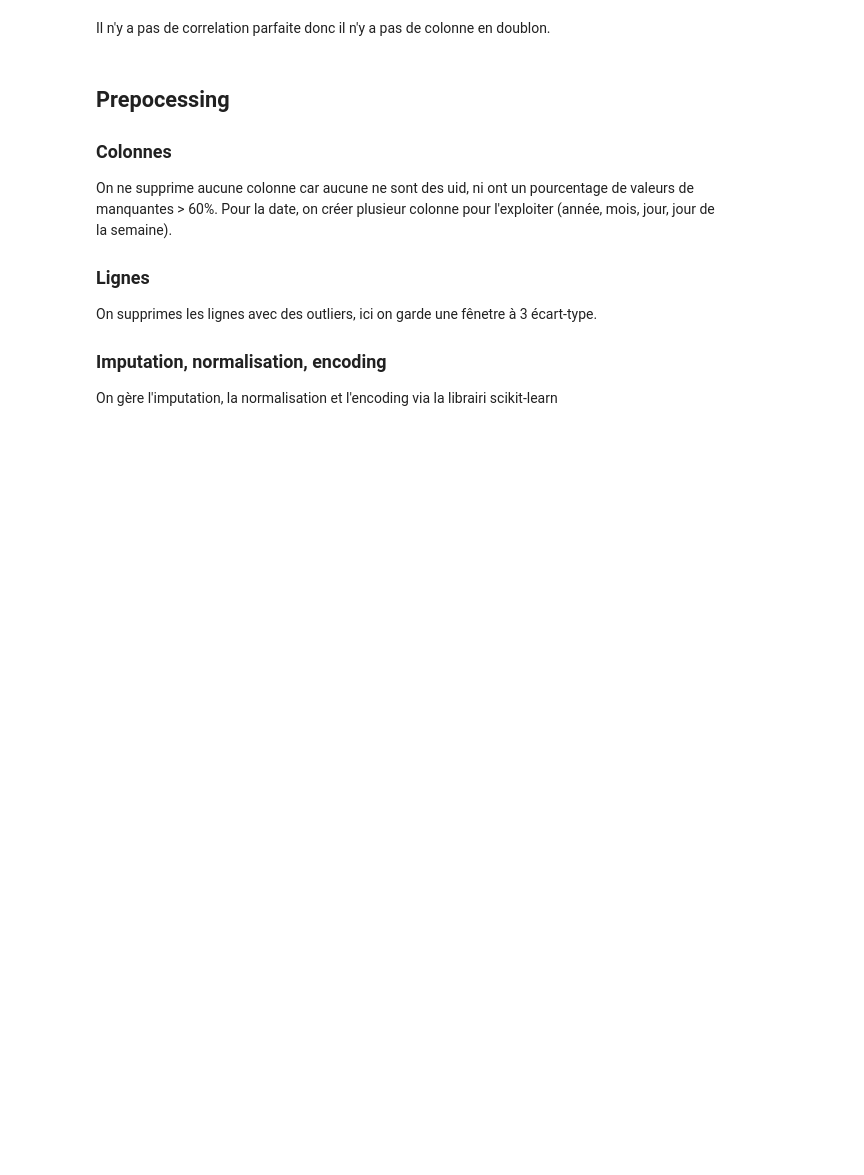
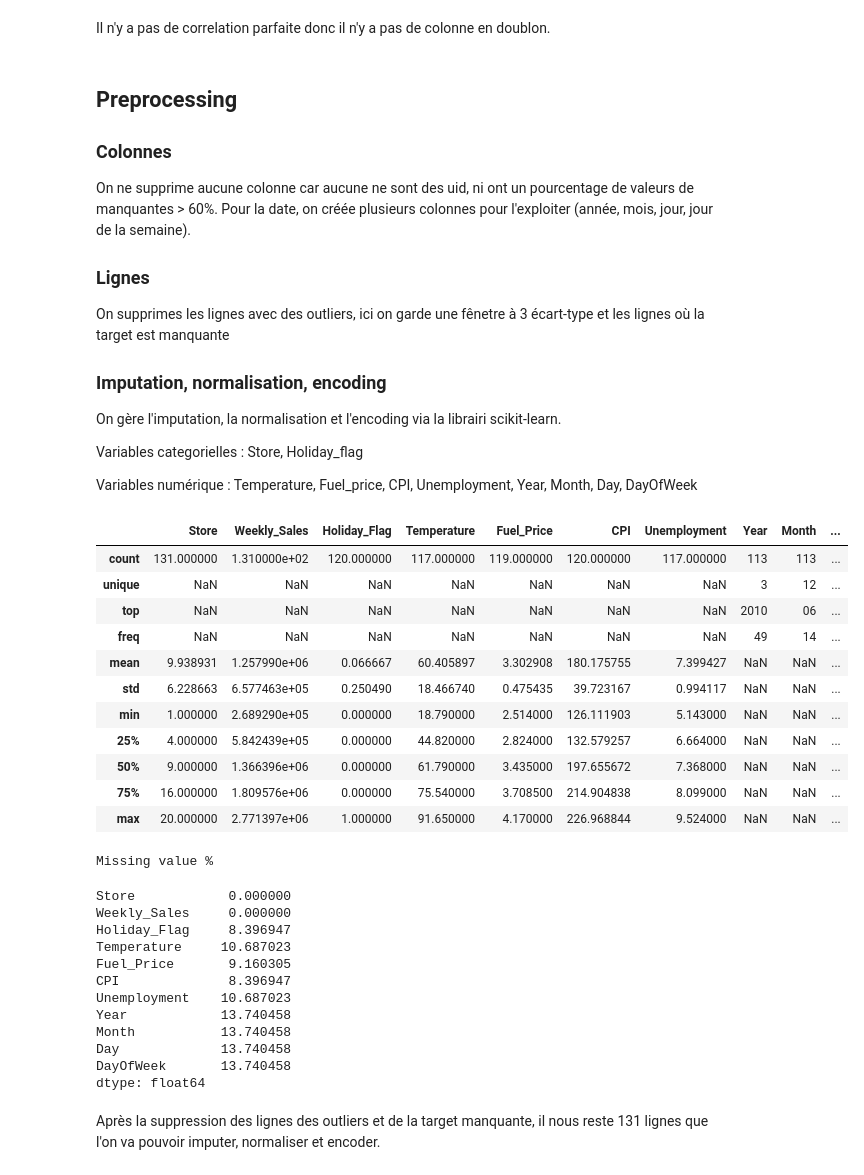
Before and after one commit to TheoGuil/jedha_projects, a Jupyter notebook: Walmart/study.ipynb, the cells around one changed output. Saved outputs shown, nothing was run; the diff lists cells and outputs as text; code cells hidden in the pictures; blank space fills up the shorter version.

Commit message:
[Walmart] Preprocessing + baseline

```diff
--- a/Walmart/study.ipynb
+++ b/Walmart/study.ipynb
@@ -74,14 +85,65 @@ sns.heatmap(corr, annot=True, vmin=0, vmax=+1, mask=heatmap_mask)
 # %% [markdown]
 Il n'y a pas de correlation parfaite donc il n'y a pas de colonne en doublon.
 # %% [markdown]
-## Prepocessing
+## Preprocessing
 
 ### Colonnes
 On ne supprime aucune colonne car aucune ne sont des uid, ni ont un pourcentage de valeurs de manquantes > 60%.
-Pour la date, on créer plusieur colonne pour l'exploiter (année, mois, jour, jour de la semaine).
+Pour la date, on créée plusieurs colonnes pour l'exploiter (année, mois, jour, jour de la semaine).
 
 ### Lignes
-On supprimes les lignes avec des outliers, ici on garde une fênetre à 3 écart-type.
+On supprimes les lignes avec des outliers, ici on garde une fênetre à 3 écart-type et les lignes où la target est manquante
 
 ### Imputation, normalisation, encoding
-On gère l'imputation, la normalisation et l'encoding via la librairi scikit-learn
+On gère l'imputation, la normalisation et l'encoding via la librairi scikit-learn.
+
+Variables categorielles : Store, Holiday_flag
+
+Variables numérique : Temperature, Fuel_price, CPI, Unemployment, Year, Month, Day, DayOfWeek
+# %%
+df["Year"] = df["Date"].dt.strftime('%Y')
+df["Month"] = df["Date"].dt.strftime('%m')
+df["Day"] = df["Date"].dt.strftime('%d')
+df["DayOfWeek"] = df["Date"].dt.strftime('%w')
+df = df.drop("Date", axis=1)
+
+
+# delete missing target
+df = df.loc[df["Weekly_Sales"].isna() == False, :]
+
+# delete outliers
+outliers_column = ["Temperature", "Fuel_Price", "CPI", "Unemployment"]
+for col in outliers_column:
+    df = df.loc[(df[col].isna()) | ((df[col] > df[col].mean() - 3*df[col].std()) & (df[col] < df[col].mean() + 3*df[col].std())), :]
+
+display(df.describe(include="all", datetime_is_numeric=True))
+print("Missing value %")
+display(df.isna().sum() * 100 / len(df))
+# %% [output]
+|  | Store | Weekly_Sales | Holiday_Flag | Temperature | Fuel_Price | CPI | Unemployment | Year | Month | ... |
+| count | 131.000000 | 1.310000e+02 | 120.000000 | 117.000000 | 119.000000 | 120.000000 | 117.000000 | 113 | 113 | ... |
+| unique | NaN | NaN | NaN | NaN | NaN | NaN | NaN | 3 | 12 | ... |
+| top | NaN | NaN | NaN | NaN | NaN | NaN | NaN | 2010 | 06 | ... |
+| freq | NaN | NaN | NaN | NaN | NaN | NaN | NaN | 49 | 14 | ... |
+| mean | 9.938931 | 1.257990e+06 | 0.066667 | 60.405897 | 3.302908 | 180.175755 | 7.399427 | NaN | NaN | ... |
+| std | 6.228663 | 6.577463e+05 | 0.250490 | 18.466740 | 0.475435 | 39.723167 | 0.994117 | NaN | NaN | ... |
+| min | 1.000000 | 2.689290e+05 | 0.000000 | 18.790000 | 2.514000 | 126.111903 | 5.143000 | NaN | NaN | ... |
+| 25% | 4.000000 | 5.842439e+05 | 0.000000 | 44.820000 | 2.824000 | 132.579257 | 6.664000 | NaN | NaN | ... |
+| 50% | 9.000000 | 1.366396e+06 | 0.000000 | 61.790000 | 3.435000 | 197.655672 | 7.368000 | NaN | NaN | ... |
+| 75% | 16.000000 | 1.809576e+06 | 0.000000 | 75.540000 | 3.708500 | 214.904838 | 8.099000 | NaN | NaN | ... |
+| max | 20.000000 | 2.771397e+06 | 1.000000 | 91.650000 | 4.170000 | 226.968844 | 9.524000 | NaN | NaN | ... |
+Missing value %
+Store            0.000000
+Weekly_Sales     0.000000
+Holiday_Flag     8.396947
+Temperature     10.687023
+Fuel_Price       9.160305
+CPI              8.396947
+Unemployment    10.687023
+Year            13.740458
+Month           13.740458
+Day             13.740458
+DayOfWeek       13.740458
+dtype: float64
+# %% [markdown]
+Après la suppression des lignes des outliers et de la target manquante, il nous reste 131 lignes que l'on va pouvoir imputer, normaliser et encoder.
```
Also changed, not shown: parts of 5 cells of this notebook.
